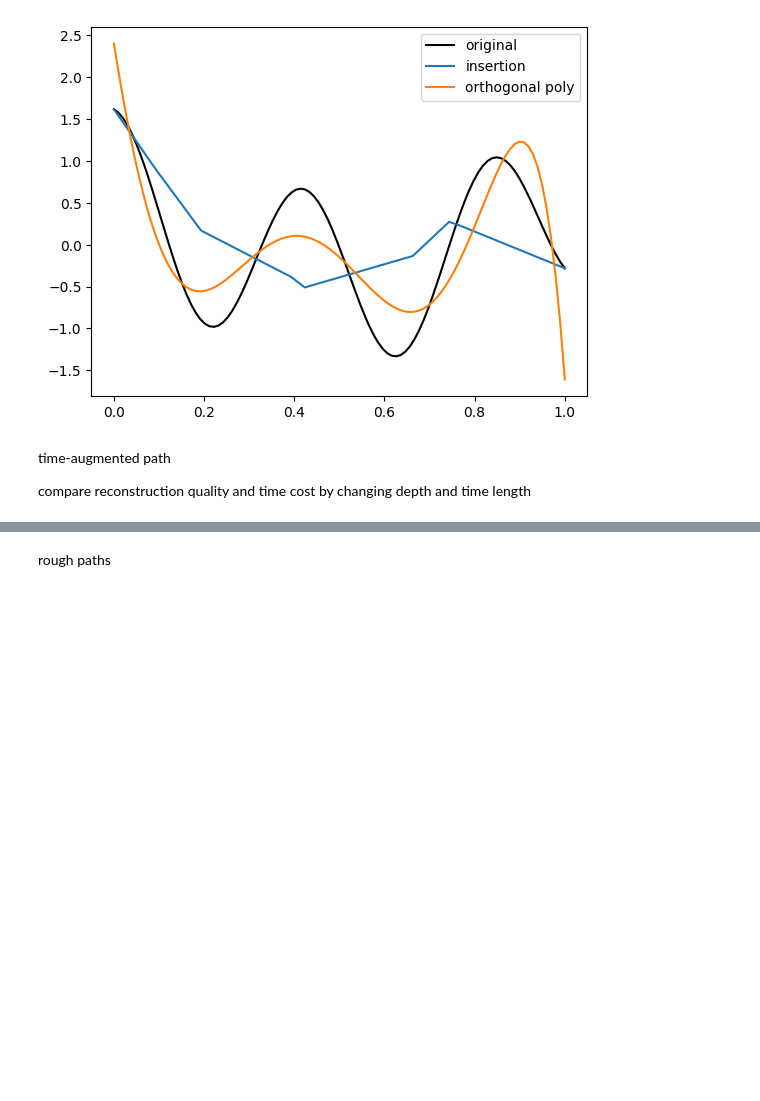
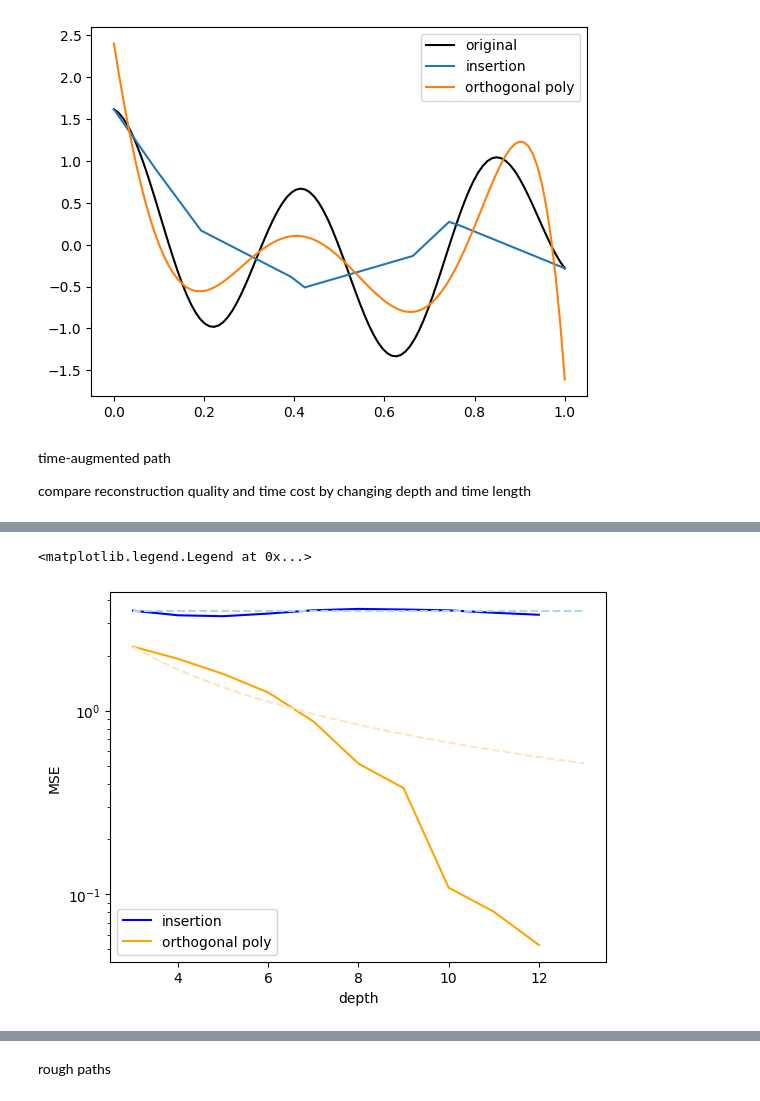
Before and after one commit to Zhuoyue-Huang/M3R-signature-inversion, a Jupyter notebook: siginversion_demo.ipynb, the cells around one changed output, grey strips where cells are left out. Cells and saved outputs as stored; diff of their text form; code cells hidden in the pictures; blank space fills up the shorter version.

```diff
--- a/siginversion_demo.ipynb
+++ b/siginversion_demo.ipynb
@@ -464,3 +466,16 @@ plt.legend()
+# %%
+plt.plot(range(3, max_depth+1), errors[0, 1], label=f'insertion', color='blue')
+plt.plot(np.linspace(3, max_depth+1, 100), errors[0, 1, 0]*np.ones(100), color='lightblue', linestyle='--')
+plt.plot(range(3, max_depth+1), errors[1, 1], label=f'orthogonal poly', color='orange')
+plt.plot(np.linspace(3, max_depth+1, 100), 3*errors[1, 1, 0]*np.linspace(3, max_depth+1, 100)**-1, color='bisque', linestyle='--')
+
+plt.xlabel('depth')
+plt.ylabel('MSE')
+plt.yscale('log')
+plt.legend()
+# %% [output]
+<matplotlib.legend.Legend at 0x...>
+[figure, added]
 # %%
 plt.plot(range(3, max_depth+1), time_cost[0, 0], label='insertion')
 plt.plot(range(3, max_depth+1), time_cost[1, 0], label='orthogonal poly')
```
Also changed, not shown: parts of 8 cells of this notebook.
